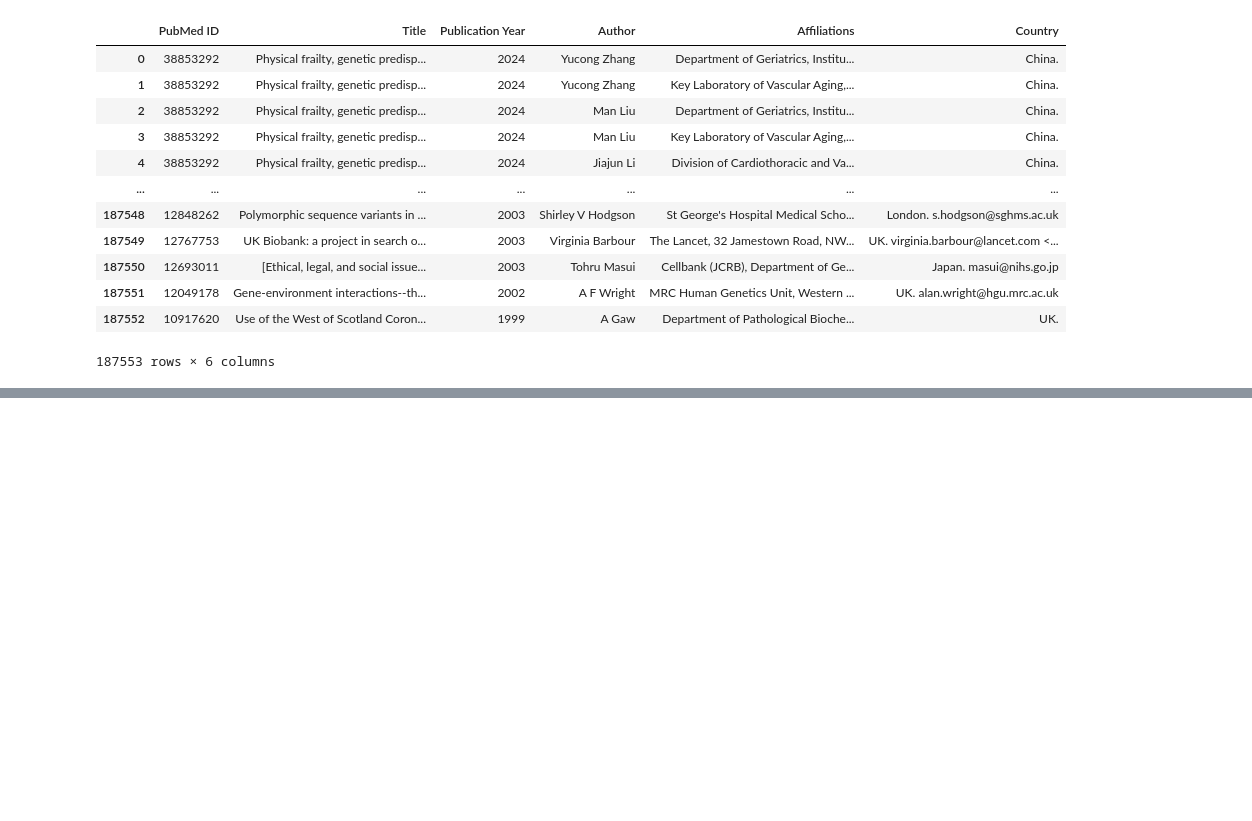
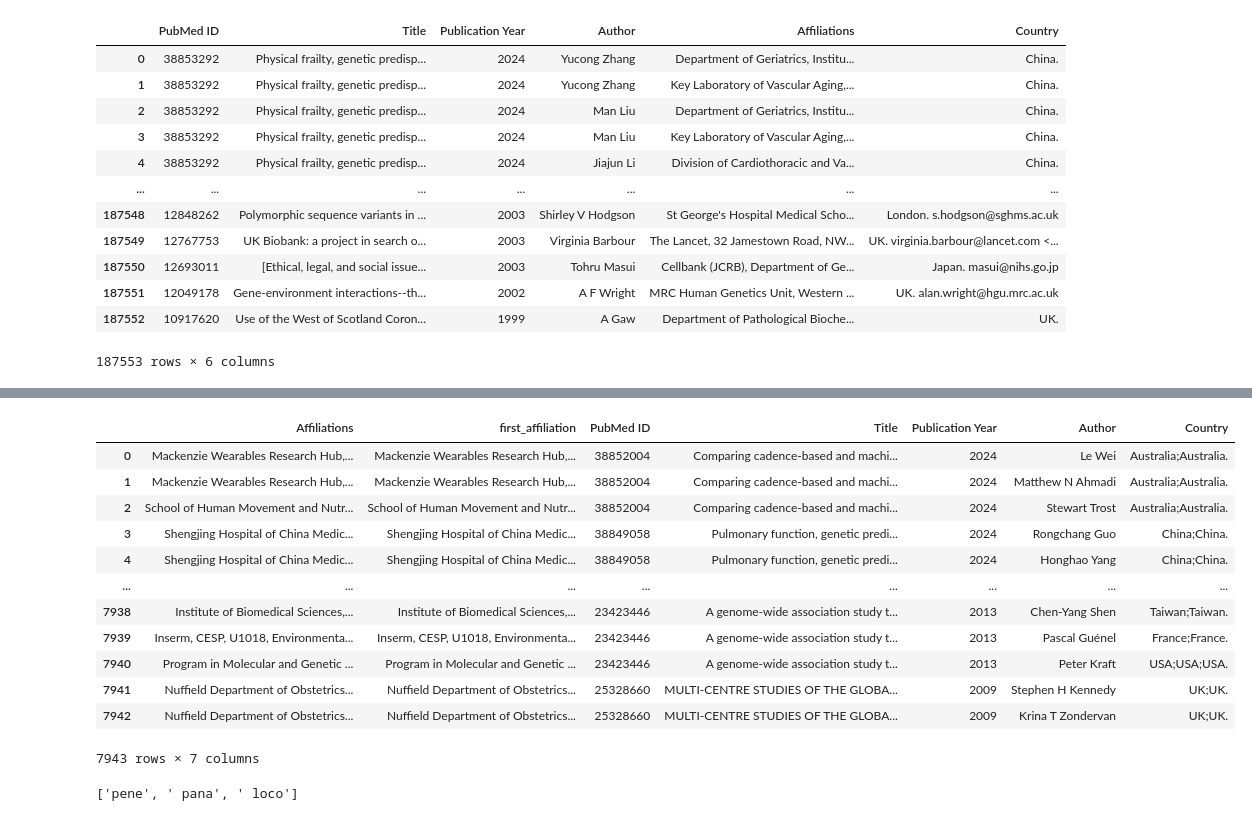
Before and after one commit to cge-tubingens/paper-fetcher, a Jupyter notebook: notebooks/affi_clean.ipynb, the cells around one changed output, grey strips where cells are left out. Saved outputs shown, nothing was run; the diff lists cells and outputs as text; code cells hidden in the pictures; blank space fills up the shorter version.

```diff
--- a/notebooks/affi_clean.ipynb
+++ b/notebooks/affi_clean.ipynb
@@ -224 +236,19 @@ df_3
 187553 rows × 9 columns
+# %%
+mask_semi = df_1['Affiliations'].apply(lambda x: False if x is None else ";" in x)
+df_test = df_1[mask_semi].reset_index(drop=True)
+df_test
+# %% [output]
+|  | Affiliations | first_affiliation | PubMed ID | Title | Publication Year | Author | Country |
+| 0 | Mackenzie Wearables Research Hub,... | Mackenzie Wearables Research Hub,... | 38852004 | Comparing cadence-based and machi... | 2024 | Le Wei | Australia;Australia. |
+| 1 | Mackenzie Wearables Research Hub,... | Mackenzie Wearables Research Hub,... | 38852004 | Comparing cadence-based and machi... | 2024 | Matthew N Ahmadi | Australia;Australia. |
+| 2 | School of Human Movement and Nutr... | School of Human Movement and Nutr... | 38852004 | Comparing cadence-based and machi... | 2024 | Stewart Trost | Australia;Australia. |
+| 3 | Shengjing Hospital of China Medic... | Shengjing Hospital of China Medic... | 38849058 | Pulmonary function, genetic predi... | 2024 | Rongchang Guo | China;China. |
+| 4 | Shengjing Hospital of China Medic... | Shengjing Hospital of China Medic... | 38849058 | Pulmonary function, genetic predi... | 2024 | Honghao Yang | China;China. |
+| ... | ... | ... | ... | ... | ... | ... | ... |
+| 7938 | Institute of Biomedical Sciences,... | Institute of Biomedical Sciences,... | 23423446 | A genome-wide association study t... | 2013 | Chen-Yang Shen | Taiwan;Taiwan. |
+| 7939 | Inserm, CESP, U1018, Environmenta... | Inserm, CESP, U1018, Environmenta... | 23423446 | A genome-wide association study t... | 2013 | Pascal Guénel | France;France. |
+| 7940 | Program in Molecular and Genetic ... | Program in Molecular and Genetic ... | 23423446 | A genome-wide association study t... | 2013 | Peter Kraft | USA;USA;USA. |
+| 7941 | Nuffield Department of Obstetrics... | Nuffield Department of Obstetrics... | 25328660 | MULTI-CENTRE STUDIES OF THE GLOBA... | 2009 | Stephen H Kennedy | UK;UK. |
+| 7942 | Nuffield Department of Obstetrics... | Nuffield Department of Obstetrics... | 25328660 | MULTI-CENTRE STUDIES OF THE GLOBA... | 2009 | Krina T Zondervan | UK;UK. |
+7943 rows × 7 columns
@@ -226,3 +260,7 @@ df_3
 df_3.to_csv(
     os.path.join(FOLDER, 'publications_affi_cleaned.csv'), index=False
 )
+# %%
+"pene; pana; loco".split(";")
+# %% [output]
+['pene', ' pana', ' loco']
```
Also changed, not shown: parts of 8 cells of this notebook.
